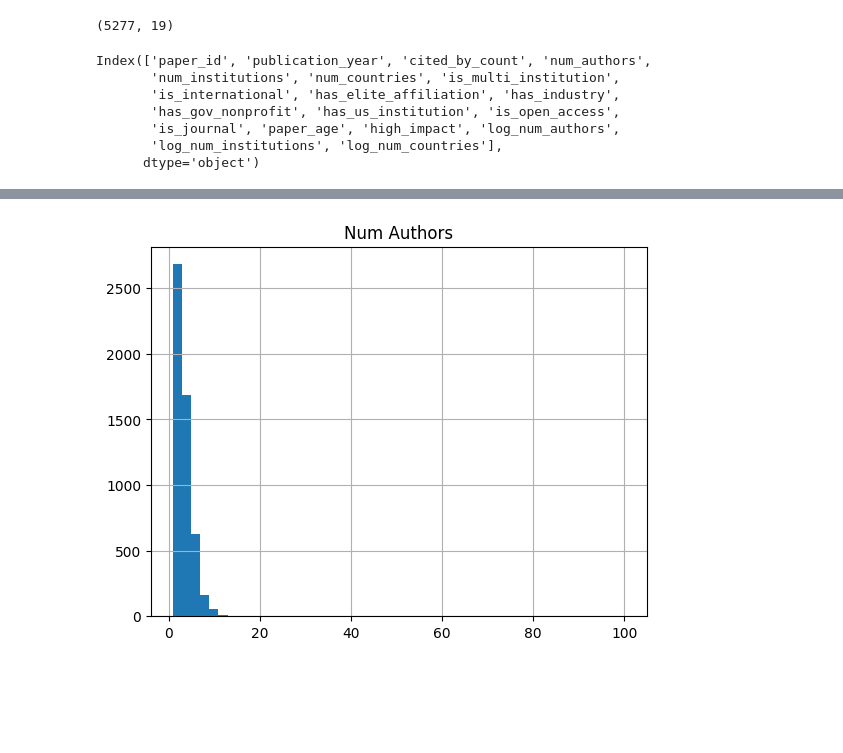
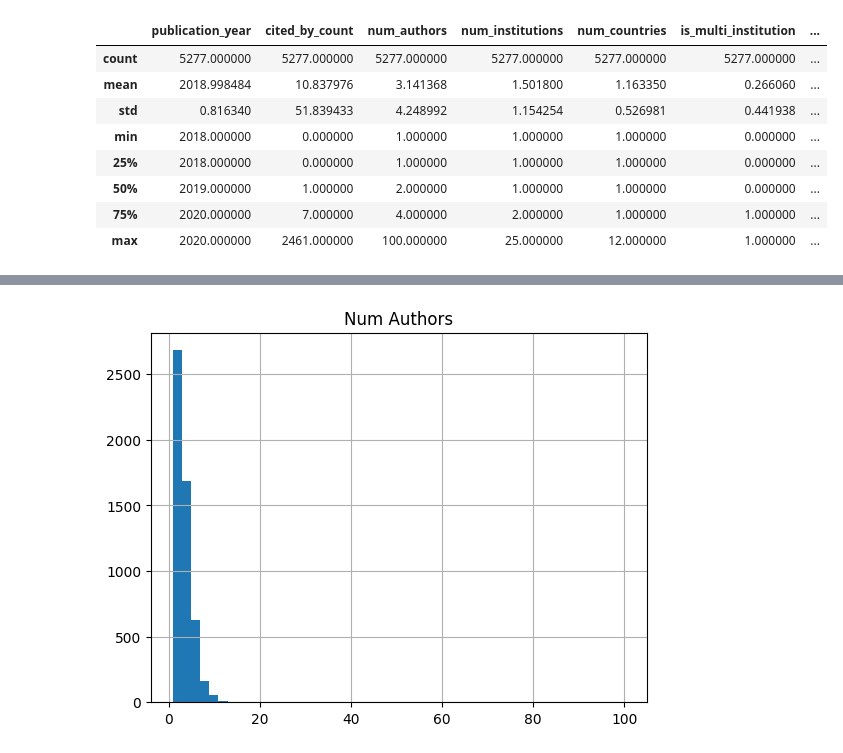
Before and after one commit to nidhijadhav/citation-impact-project, a Jupyter notebook: notebooks/00_eda.ipynb, the cells around one changed output, grey strips where cells are left out. Cells and saved outputs as stored; diff of their text form; code cells hidden in the pictures; blank space fills up the shorter version.

```diff
--- a/notebooks/00_eda.ipynb
+++ b/notebooks/00_eda.ipynb
@@ -17,14 +54,12 @@ df.head()
 # %%
-df.shape
+df.describe()
 # %% [output]
-(5277, 19)
+|  | publication_year | cited_by_count | num_authors | num_institutions | num_countries | is_multi_institution | ... |
+| count | 5277.000000 | 5277.000000 | 5277.000000 | 5277.000000 | 5277.000000 | 5277.000000 | ... |
+| mean | 2018.998484 | 10.837976 | 3.141368 | 1.501800 | 1.163350 | 0.266060 | ... |
+| std | 0.816340 | 51.839433 | 4.248992 | 1.154254 | 0.526981 | 0.441938 | ... |
+| min | 2018.000000 | 0.000000 | 1.000000 | 1.000000 | 1.000000 | 0.000000 | ... |
+| 25% | 2018.000000 | 0.000000 | 1.000000 | 1.000000 | 1.000000 | 0.000000 | ... |
+| 50% | 2019.000000 | 1.000000 | 2.000000 | 1.000000 | 1.000000 | 0.000000 | ... |
+| 75% | 2020.000000 | 7.000000 | 4.000000 | 2.000000 | 1.000000 | 1.000000 | ... |
+| max | 2020.000000 | 2461.000000 | 100.000000 | 25.000000 | 12.000000 | 1.000000 | ... |
-# %%
-df.columns
-# %% [output]
-Index(['paper_id', 'publication_year', 'cited_by_count', 'num_authors',
-       'num_institutions', 'num_countries', 'is_multi_institution',
-       'is_international', 'has_elite_affiliation', 'has_industry',
-       'has_gov_nonprofit', 'has_us_institution', 'is_open_access',
-       'is_journal', 'paper_age', 'high_impact', 'log_num_authors',
-       'log_num_institutions', 'log_num_countries'],
-      dtype='object')
```
Also changed, not shown: parts of 14 cells of this notebook, 5 other files.
